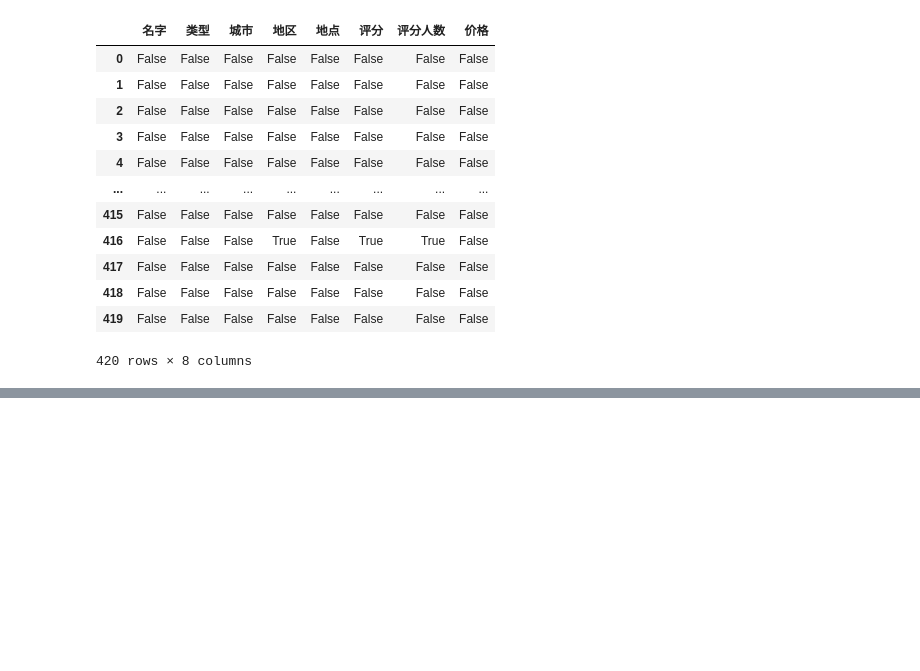
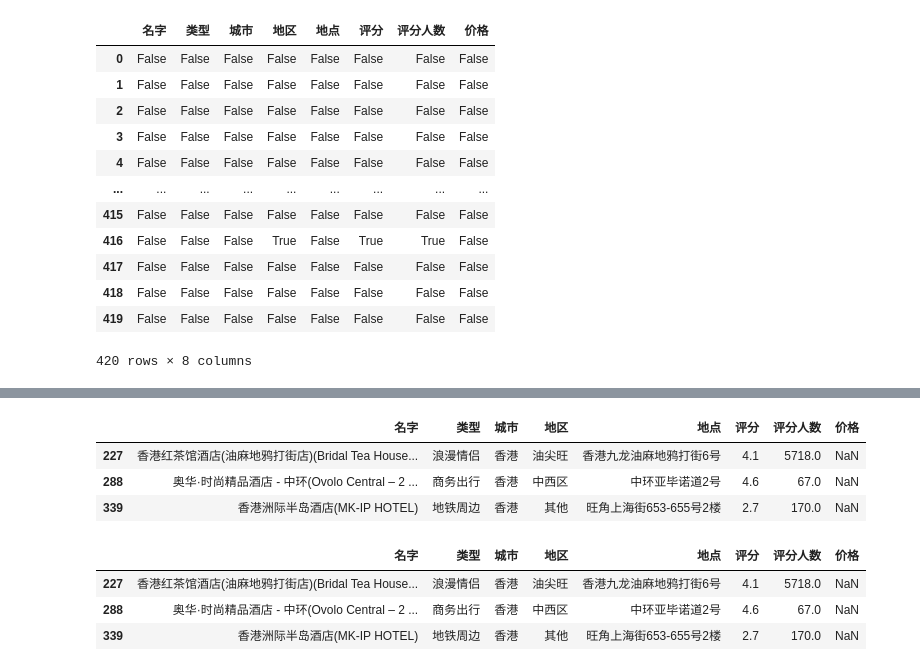
Before and after one commit to Trafalgar99/deeplearning-demo, a Jupyter notebook: 数据分析基础/pandas基础/作业3.ipynb, the cells around one changed output, grey strips where cells are left out. Drawn from its saved outputs; the diff is of its cells as text; code cells hidden in the pictures; blank space fills up the shorter version.

```diff
--- a/数据分析基础/pandas基础/作业3.ipynb
+++ b/数据分析基础/pandas基础/作业3.ipynb
@@ -180,0 +214,7 @@ df.isnull()
+# %%
+df[df["价格"].isna()].head(3)
+# %% [output]
+|  | 名字 | 类型 | 城市 | 地区 | 地点 | 评分 | 评分人数 | 价格 |
+| 227 | 香港红茶馆酒店(油麻地鸦打街店)(Bridal Tea House... | 浪漫情侣 | 香港 | 油尖旺 | 香港九龙油麻地鸦打街6号 | 4.1 | 5718.0 | NaN |
+| 288 | 奥华·时尚精品酒店 - 中环(Ovolo Central – 2 ... | 商务出行 | 香港 | 中西区 | 中环亚毕诺道2号 | 4.6 | 67.0 | NaN |
+| 339 | 香港洲际半岛酒店(MK-IP HOTEL) | 地铁周边 | 香港 | 其他 | 旺角上海街653-655号2楼 | 2.7 | 170.0 | NaN |
@@ -180,0 +223,7 @@ df.isnull()
+# %%
+df[df["价格"].isnull()].head(3)
+# %% [output]
+|  | 名字 | 类型 | 城市 | 地区 | 地点 | 评分 | 评分人数 | 价格 |
+| 227 | 香港红茶馆酒店(油麻地鸦打街店)(Bridal Tea House... | 浪漫情侣 | 香港 | 油尖旺 | 香港九龙油麻地鸦打街6号 | 4.1 | 5718.0 | NaN |
+| 288 | 奥华·时尚精品酒店 - 中环(Ovolo Central – 2 ... | 商务出行 | 香港 | 中西区 | 中环亚毕诺道2号 | 4.6 | 67.0 | NaN |
+| 339 | 香港洲际半岛酒店(MK-IP HOTEL) | 地铁周边 | 香港 | 其他 | 旺角上海街653-655号2楼 | 2.7 | 170.0 | NaN |
```
Also changed, not shown: parts of 4 cells of this notebook, 3 other files.
